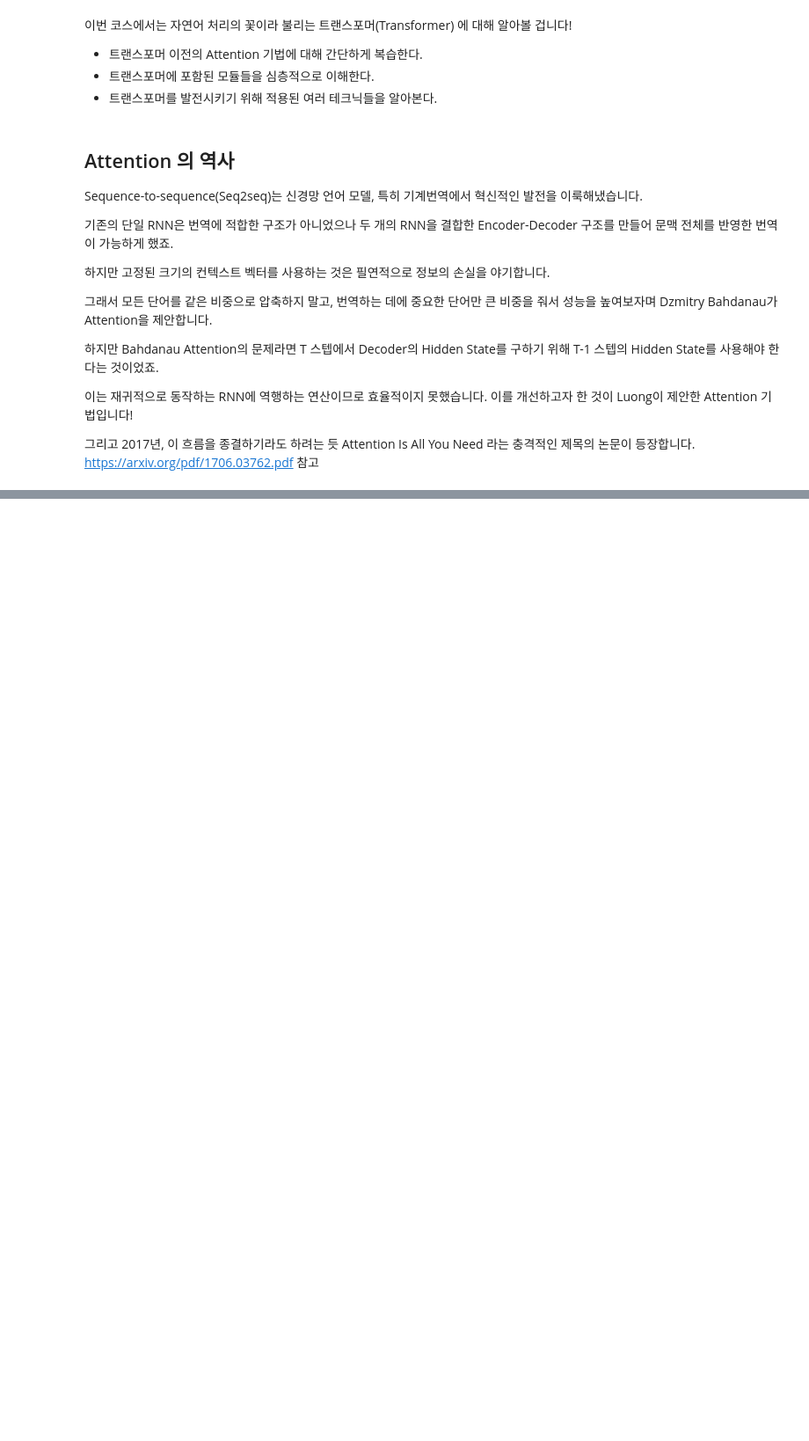
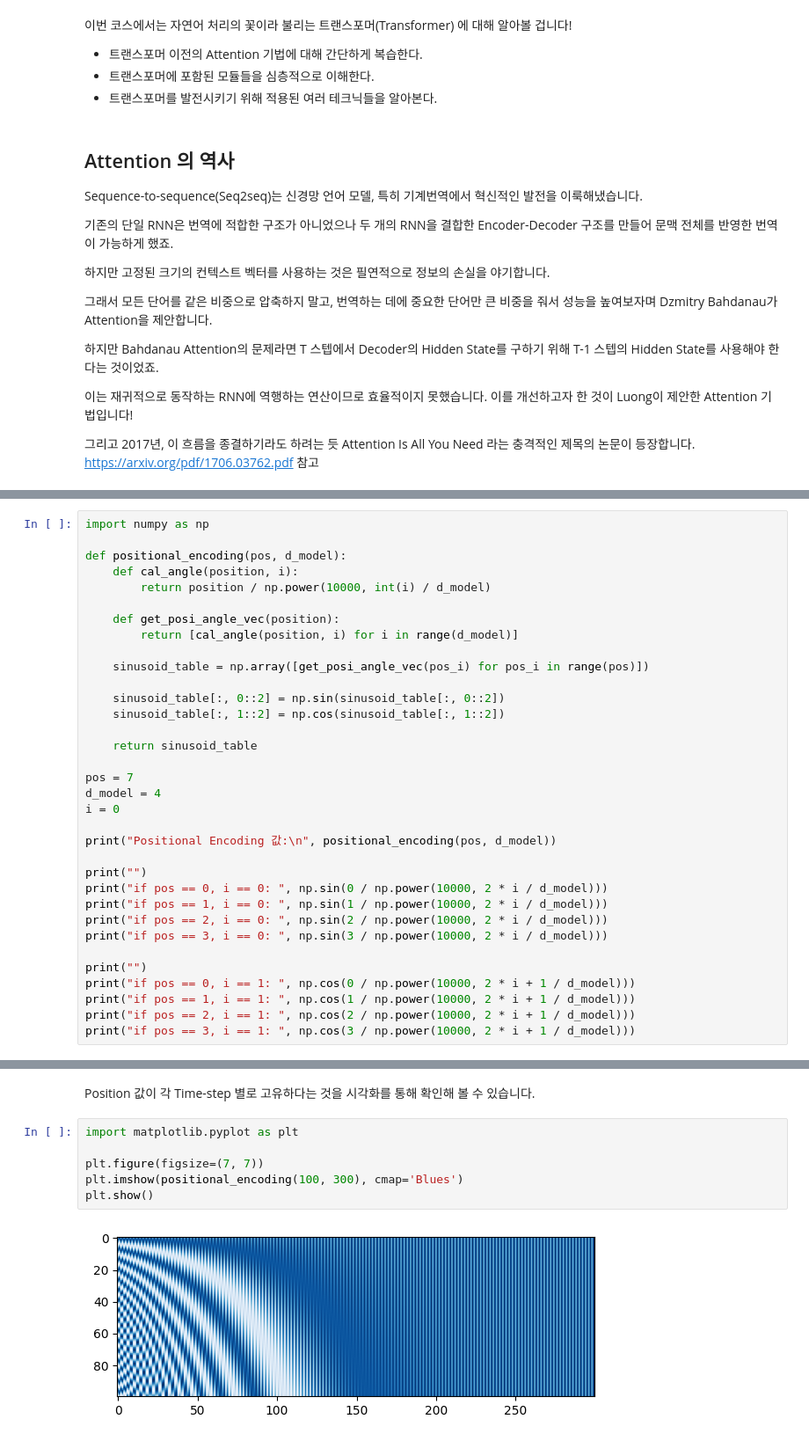
Before and after one commit to ziippy/modoo-nlp, a Jupyter notebook: 13_before_transformer.ipynb, the cells around one changed output, grey strips where cells are left out. Shown at 88% size. Drawn from its saved outputs; the diff is of its cells as text; blank space fills up the shorter version.

```diff
--- a/13_before_transformer.ipynb
+++ b/13_before_transformer.ipynb
@@ -23,0 +91,34 @@ https://arxiv.org/pdf/1706.03762.pdf 참고
+# %%
+import numpy as np
+
+def positional_encoding(pos, d_model):
+    def cal_angle(position, i):
+        return position / np.power(10000, int(i) / d_model)
+
+    def get_posi_angle_vec(position):
+        return [cal_angle(position, i) for i in range(d_model)]
+
+    sinusoid_table = np.array([get_posi_angle_vec(pos_i) for pos_i in range(pos)])
+
+    sinusoid_table[:, 0::2] = np.sin(sinusoid_table[:, 0::2])
+    sinusoid_table[:, 1::2] = np.cos(sinusoid_table[:, 1::2])
+
+    return sinusoid_table
+
+pos = 7
+d_model = 4
+i = 0
+
+print("Positional Encoding 값:\n", positional_encoding(pos, d_model))
+
+print("")
+print("if pos == 0, i == 0: ", np.sin(0 / np.power(10000, 2 * i / d_model)))
+print("if pos == 1, i == 0: ", np.sin(1 / np.power(10000, 2 * i / d_model)))
+print("if pos == 2, i == 0: ", np.sin(2 / np.power(10000, 2 * i / d_model)))
+print("if pos == 3, i == 0: ", np.sin(3 / np.power(10000, 2 * i / d_model)))
+
+print("")
+print("if pos == 0, i == 1: ", np.cos(0 / np.power(10000, 2 * i + 1 / d_model)))
+print("if pos == 1, i == 1: ", np.cos(1 / np.power(10000, 2 * i + 1 / d_model)))
+print("if pos == 2, i == 1: ", np.cos(2 / np.power(10000, 2 * i + 1 / d_model)))
+print("if pos == 3, i == 1: ", np.cos(3 / np.power(10000, 2 * i + 1 / d_model)))
@@ -23,0 +144,10 @@ https://arxiv.org/pdf/1706.03762.pdf 참고
+# %% [markdown]
+Position 값이 각 Time-step 별로 고유하다는 것을 시각화를 통해 확인해 볼 수 있습니다.
+# %%
+import matplotlib.pyplot as plt
+
+plt.figure(figsize=(7, 7))
+plt.imshow(positional_encoding(100, 300), cmap='Blues')
+plt.show()
+# %% [output]
+[figure, added]
```
Also changed, not shown: parts of 72 cells of this notebook, 14 other files.
